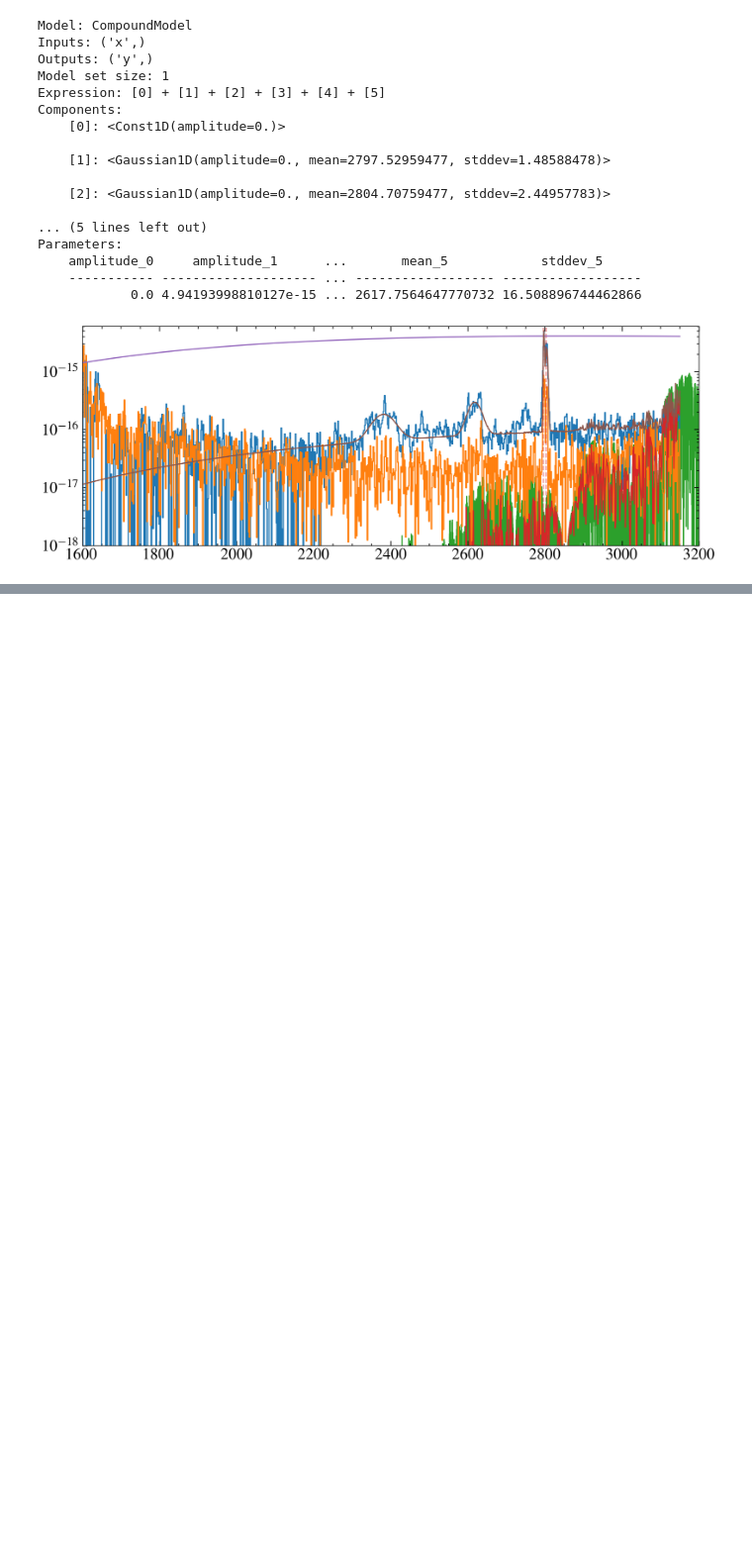
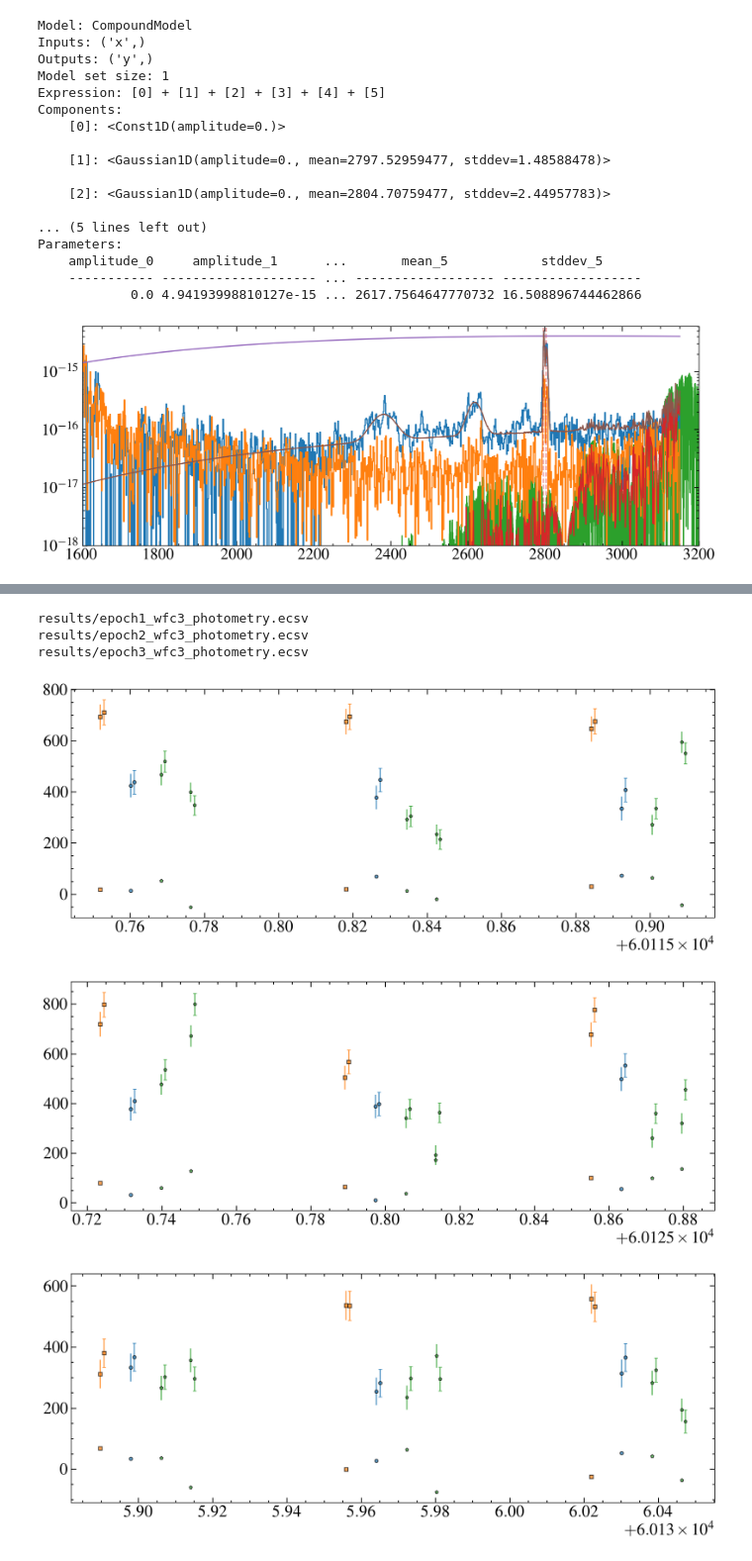
Before and after one commit to davidjwilson/SEDs, a Jupyter notebook: trappist-1/hst_photometry/science.ipynb, the cells around one changed output, grey strips where cells are left out. Shown at 99% size. Saved outputs shown, nothing was run; the diff lists cells and outputs as text; code cells hidden in the pictures; blank space fills up the shorter version.

```diff
--- a/trappist-1/hst_photometry/science.ipynb
+++ b/trappist-1/hst_photometry/science.ipynb
@@ -436,0 +500,29 @@ Parameters:
+# %%
+for i, phot in enumerate(wfc3):
+    print(phot)
+    fig, ax = plt.subplots()
+
+    data = Table.read(phot)
+    for row in data:
+        if row['FILTER'] == 'F280N':
+            c = 'C0'
+            m = 'o'
+        elif row['FILTER'] == 'F275W':
+            c = 'C1'
+            m ='s'
+        elif row['FILTER'] == 'F225W':
+            c = 'C2'
+            m ='p'
+
+
+        ax.errorbar(((row['EXPSTART']+row['EXPEND'])/2)+0.001, row['COUNTS']+row['BACKGROUND'], yerr=row['COUNTS_ERROR'], label = row['FILTER'],
+                    marker=m, c=c, markeredgecolor='k', markersize=4, alpha=0.7, capsize=2)
+        ax.errorbar((row['EXPSTART']+row['EXPEND'])/2, row['COUNTS'], yerr=row['COUNTS_ERROR'], label = row['FILTER'], marker=m, c=c, markeredgecolor='k', markersize=4, alpha=0.7)
+        ax.errorbar((row['EXPSTART']+row['EXPEND'])/2, row['BACKGROUND'], marker=m, c=c, markeredgecolor='k', markersize=4, alpha=0.7)
+# %% [output]
+results/epoch1_wfc3_photometry.ecsv
+results/epoch2_wfc3_photometry.ecsv
+results/epoch3_wfc3_photometry.ecsv
+[figure, added]
+[figure, added]
+[figure, added]
```
Also changed, not shown: parts of 11 cells of this notebook, 11 other files.
